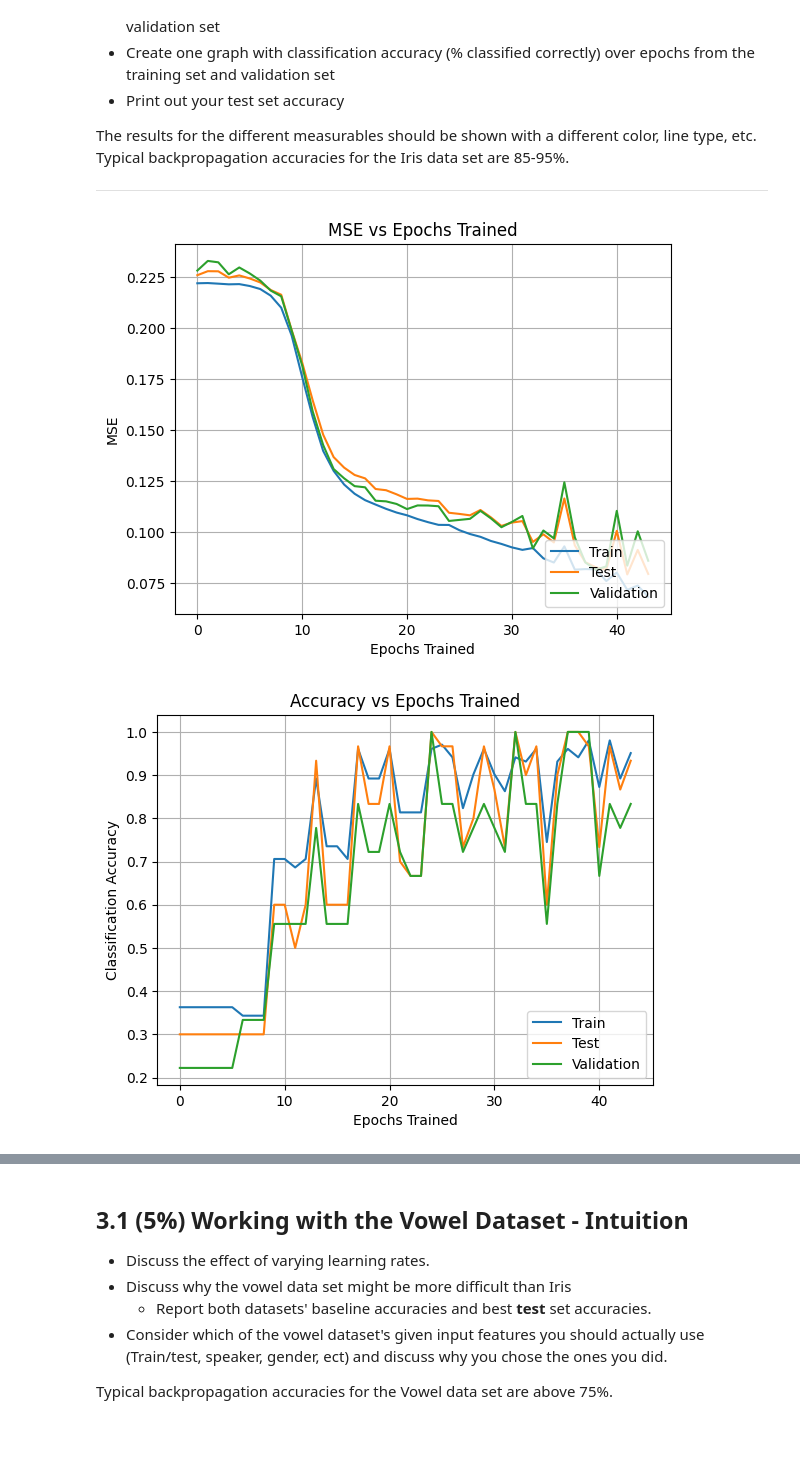
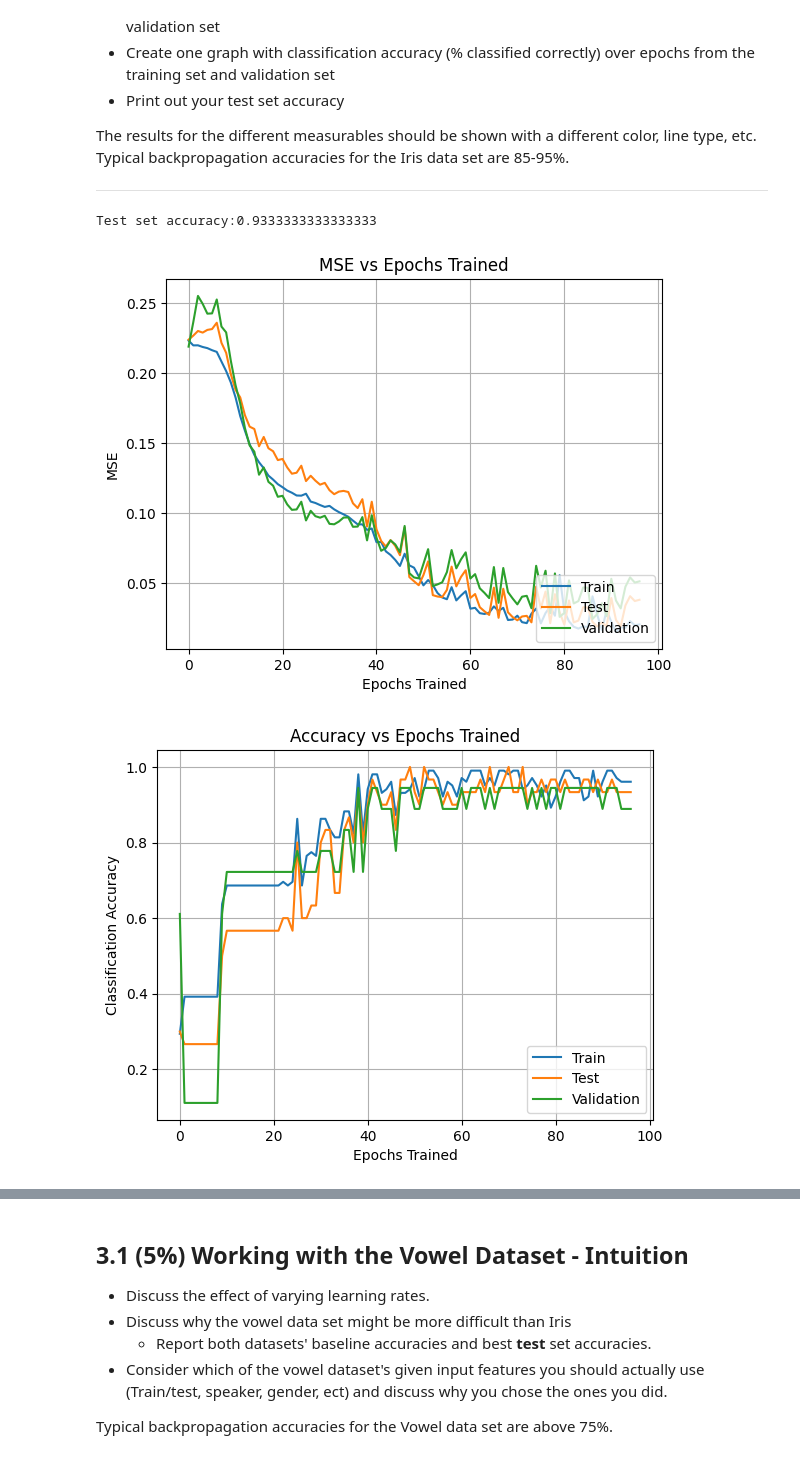
Before and after one commit to maclaurin36/CS472, a Jupyter notebook: old/lab_2_backprop.ipynb, the cells around one changed output, grey strips where cells are left out. Cells and saved outputs as stored; diff of their text form; code cells hidden in the pictures.

```diff
--- a/old/lab_2_backprop.ipynb
+++ b/old/lab_2_backprop.ipynb
@@ -70,6 +70,29 @@ class MLP(BaseEstimator,ClassifierMixin):
         self.validation_acc_by_epoch = []
 
         self.max_num_epochs_wo_improvement = epochs_wo_improvement
+        self.bssf_weights = []
+        self.bssf_epochs = -1
+
+    def reset(self):
+        self.weights = []
+        self.prev_change_in_weights = []
+        self.output_converter = np.vectorize(_apply_output_single_node)
+        self.f_prime_converter = np.vectorize(_get_f_prime_of_output)
+
+        self.runs_left = 0
+        self.is_deterministic = False
+
+        # self.best_val_score = 0
+        self.best_val_score = 1
+        self.num_epochs_wo_sig_imp = 0
+
+        self.training_mse_by_epoch = []
+        self.testing_mse_by_epoch = []
+        self.validation_mse_by_epoch = []
+        self.training_acc_by_epoch = []
+        self.testing_acc_by_epoch = []
+        self.validation_acc_by_epoch = []
+
         self.bssf_weights = []
         self.bssf_epochs = -1
 
@@ -158,7 +181,7 @@ class MLP(BaseEstimator,ClassifierMixin):
             else:
                 self.num_epochs_wo_sig_imp += 1
 
-            if self.num_epochs_wo_sig_imp >= self.max_num_epochs_wo_improvement:
+            if self.num_epochs_wo_sig_imp >= self.max_num_epochs_wo_improvement or validation_score < 0.001:
                 return True
             else:
                 return False
@@ -405,5 +428,3 @@ def remove_bytes(num):
     return num
 
 byteRemoverFunction = np.vectorize(remove_bytes)
-
-# Test code here
@@ -586,34 +630,35 @@ def plot_graphs(mlp):
     plt.legend(loc="lower right")
     plt.xlabel('Epochs Trained')
     plt.ylabel('MSE')
     plt.title("MSE vs Epochs Trained")
     plt.grid()
     plt.show()
 
     plt.plot(train_acc, label="Train")
     plt.plot(test_acc, label='Test')
     plt.plot(val_acc, label='Validation')
     plt.legend(loc="lower right")
     plt.xlabel('Epochs Trained')
     plt.ylabel('Classification Accuracy')
     plt.title("Accuracy vs Epochs Trained")
     plt.grid()
     plt.show()
 
 # Iris Classification
 iris_data = np.array(load_data(r"https://raw.githubusercontent.com/cs472ta/CS472/master/datasets/iris.arff"))
 iris_y = iris_data[:,-1, None]
 iris_X = iris_data[:,:-1]
 iris_enc = OneHotEncoder()
 iris_y_hot = iris_enc.fit_transform(iris_y).toarray()
 iris_X_train, iris_X_test, iris_y_train, iris_y_test = train_test_split(iris_X, iris_y_hot, test_size=0.2)
 
 # Train on binary debug data
-iris_mlp = MLP(one_hot=True,shuffle=True,epochs_wo_improvement=5)
+iris_mlp = MLP(one_hot=True,shuffle=True,epochs_wo_improvement=10)
 iris_mlp.fit(iris_X_train, iris_y_train, gaussian=True,get_mses=True,X_test=iris_X_test,y_test=iris_y_test)
-iris_mlp.score(iris_X_test, iris_y_test)
+print(f"Test set accuracy:{iris_mlp.score(iris_X_test, iris_y_test)}")
 
 plot_graphs(iris_mlp)
 # %% [output]
+Test set accuracy:0.9333333333333333
-[figure, old version]
+[figure, new version]
-[figure, old version]
+[figure, new version]
```
Also changed, not shown: parts of 13 cells of this notebook.
